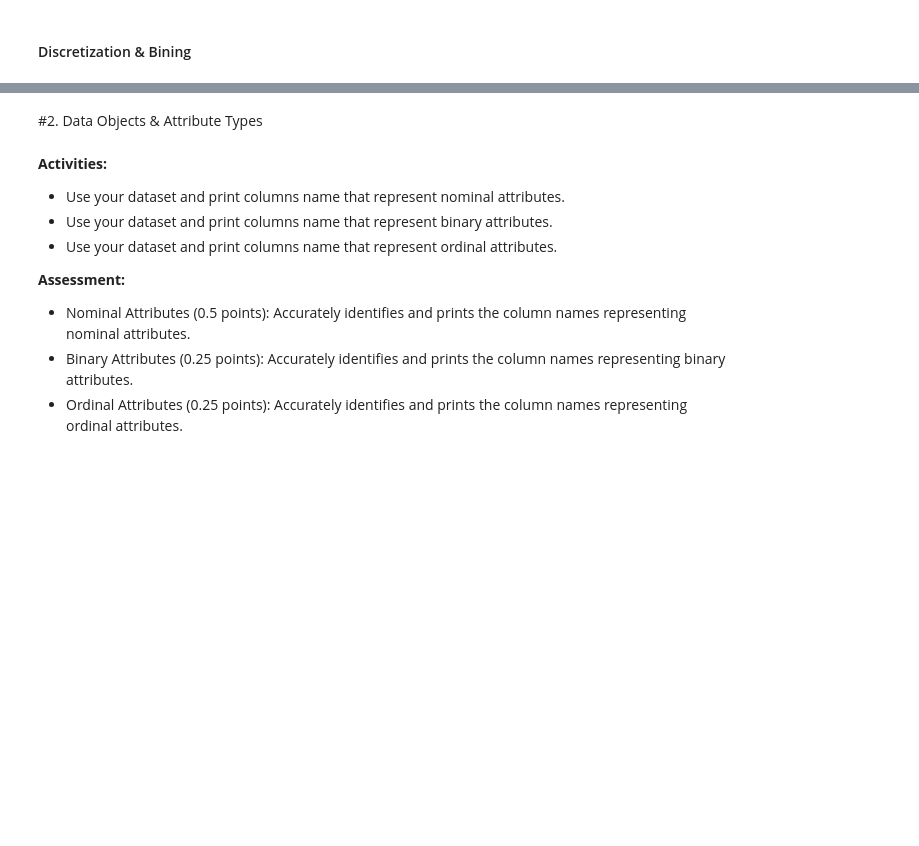
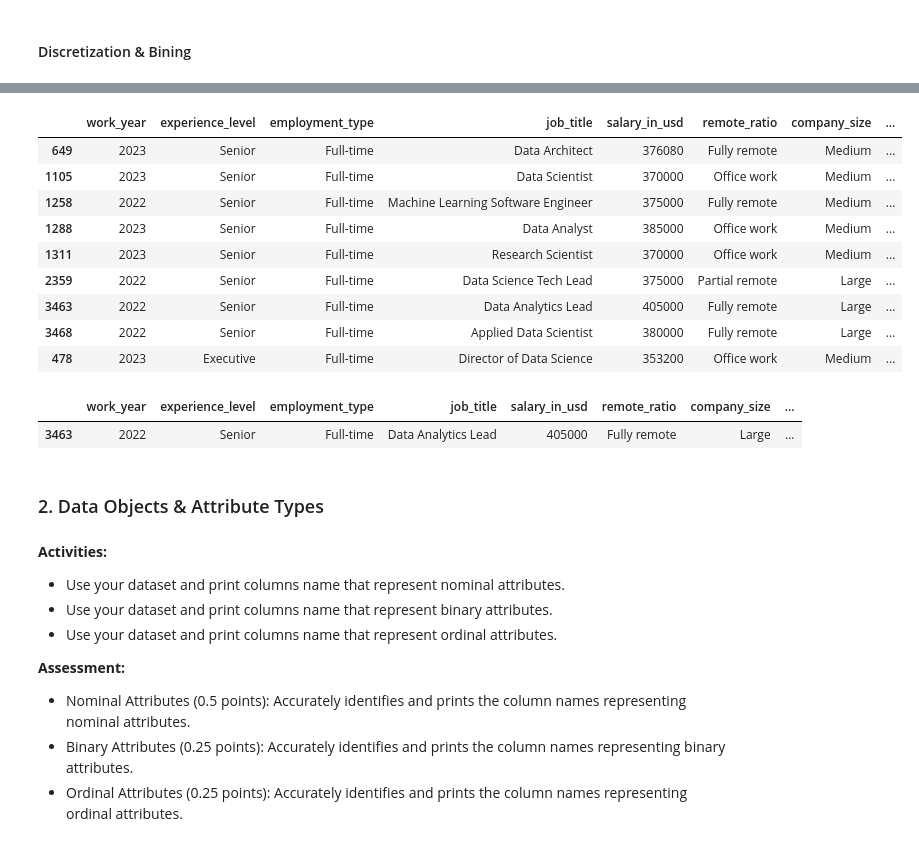
Before and after one commit to hiephamk/Data_Analysis, a Jupyter notebook: GroupHCDD.ipynb, the cells around one changed output, grey strips where cells are left out. Cells and saved outputs as stored; diff of their text form; code cells hidden in the pictures; blank space fills up the shorter version.

```diff
--- a/GroupHCDD.ipynb
+++ b/GroupHCDD.ipynb
@@ -334,5 +418,26 @@ salary_range_bins2
+# %%
+high_salary = df_salary[df_salary['salary_in_usd'] >= 353000]
+high_salary_entries = high_salary.sort_values(by='experience_level', ascending=False)
+high_salary_entries
+# %% [output]
+|  | work_year | experience_level | employment_type | job_title | salary_in_usd | remote_ratio | company_size | ... |
+| 649 | 2023 | Senior | Full-time | Data Architect | 376080 | Fully remote | Medium | ... |
+| 1105 | 2023 | Senior | Full-time | Data Scientist | 370000 | Office work | Medium | ... |
+| 1258 | 2022 | Senior | Full-time | Machine Learning Software Engineer | 375000 | Fully remote | Medium | ... |
+| 1288 | 2023 | Senior | Full-time | Data Analyst | 385000 | Office work | Medium | ... |
+| 1311 | 2023 | Senior | Full-time | Research Scientist | 370000 | Office work | Medium | ... |
+| 2359 | 2022 | Senior | Full-time | Data Science Tech Lead | 375000 | Partial remote | Large | ... |
+| 3463 | 2022 | Senior | Full-time | Data Analytics Lead | 405000 | Fully remote | Large | ... |
+| 3468 | 2022 | Senior | Full-time | Applied Data Scientist | 380000 | Fully remote | Large | ... |
+| 478 | 2023 | Executive | Full-time | Director of Data Science | 353200 | Office work | Medium | ... |
+# %%
+highest_salary = df_salary[df_salary['salary_in_usd'] == 405000]
+highest_salary.head()
+# %% [output]
+|  | work_year | experience_level | employment_type | job_title | salary_in_usd | remote_ratio | company_size | ... |
+| 3463 | 2022 | Senior | Full-time | Data Analytics Lead | 405000 | Fully remote | Large | ... |
 # %% [markdown]
-#2. Data Objects & Attribute Types
+### 2. Data Objects & Attribute Types
 # %% [markdown]
 **Activities:**
 - Use your dataset and print columns name that represent nominal attributes.
```
Also changed, not shown: parts of 23 cells of this notebook.
